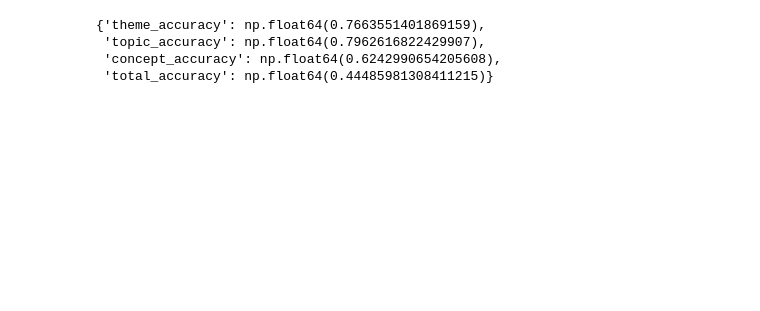
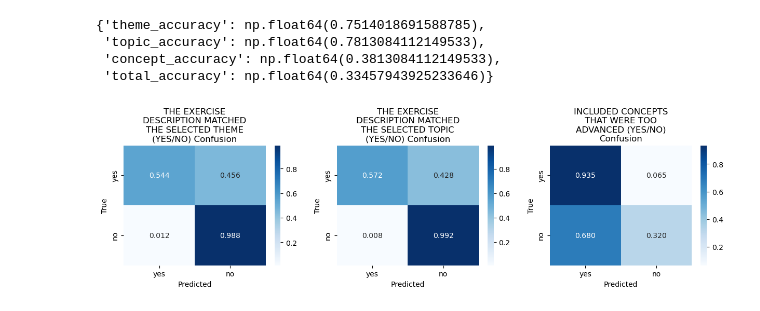
Before and after one commit to AleksiKaa/mscthesis, a Jupyter notebook: src/notebooks/results/compare_include_exclude_explanation.ipynb, the cells around one changed output. Cells and saved outputs as stored; diff of their text form; code cells hidden in the pictures; blank space fills up the shorter version.

Commit message:
Create some plots

```diff
--- a/src/notebooks/results/compare_include_exclude_explanation.ipynb
+++ b/src/notebooks/results/compare_include_exclude_explanation.ipynb
@@ -13,14 +16,20 @@ from utils.stats import calculate_accuracy
 # %%
 csvs = [
     "./outputs/results/batch_16760089_result.csv", # Generated without explanation output
-    "./outputs/results/batch_16760118_result.csv" # Generated without explanation output
+    "./outputs/results/batch_16760618_result.csv" # Generated without explanation output
 ]
 # %%
-df1 = pd.read_csv(csvs[0], sep=";")
+df0 = pd.read_csv(csvs[1], sep=";")
 
-calculate_accuracy(df1) # Dataframe contains gt and preds
+calculate_accuracy(df0) # Dataframe contains gt and preds
 # %% [output]
-{'theme_accuracy': np.float64(0.7663551401869159),
- 'topic_accuracy': np.float64(0.7962616822429907),
- 'concept_accuracy': np.float64(0.6242990654205608),
- 'total_accuracy': np.float64(0.44485981308411215)}
+{'theme_accuracy': np.float64(0.7514018691588785),
+ 'topic_accuracy': np.float64(0.7813084112149533),
+ 'concept_accuracy': np.float64(0.3813084112149533),
+ 'total_accuracy': np.float64(0.33457943925233646)}
+# %%
+fig, axes = plt.subplots(1, 3, figsize=(15, 3))
+plot_confusion_matrices(df0, axes)
+plt.show()
+# %% [output]
+[figure, added]
```
Also changed, not shown: parts of 6 cells of this notebook, 2 other files.
